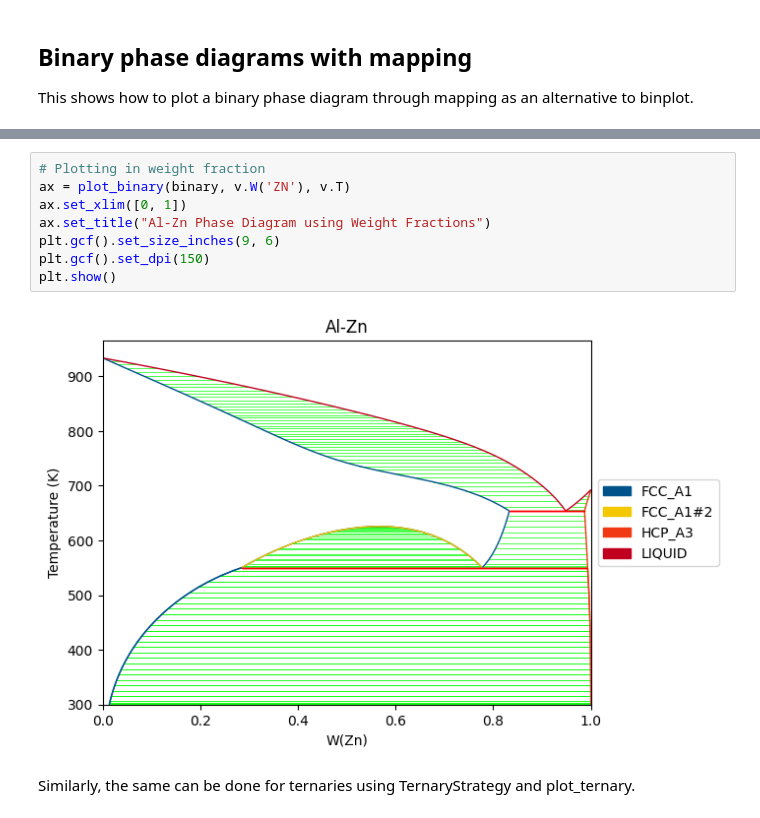
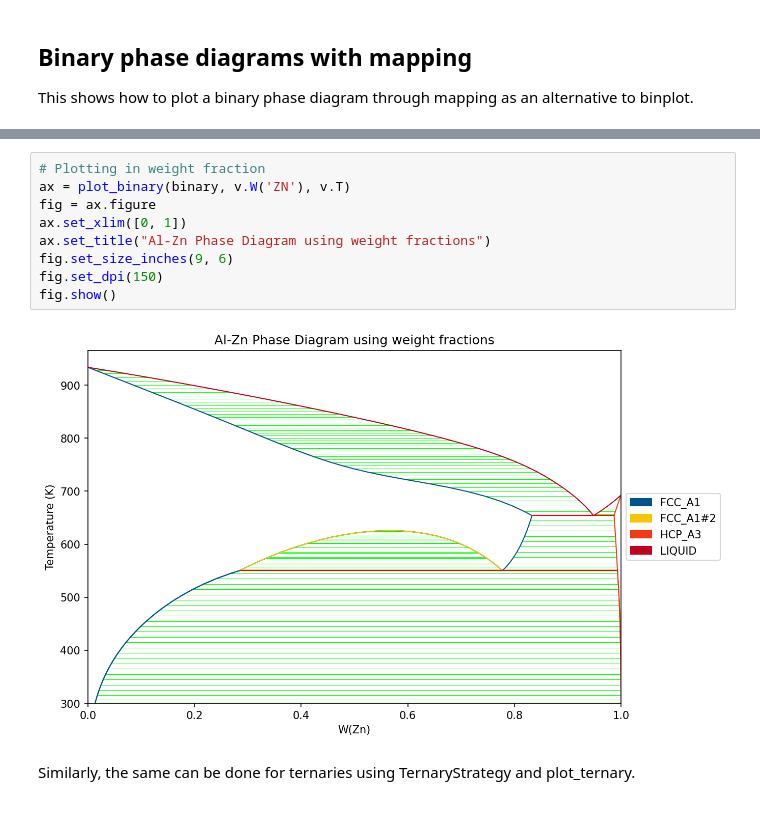
Before and after one commit to pycalphad/pycalphad, a Jupyter notebook: examples/MappingExamples.ipynb, the cells around one changed output, grey strips where cells are left out. Cells and saved outputs as stored; diff of their text form.

```diff
--- a/examples/MappingExamples.ipynb
+++ b/examples/MappingExamples.ipynb
@@ -30,13 +31,14 @@ plt.show()
 # %%
 # Plotting in weight fraction
 ax = plot_binary(binary, v.W('ZN'), v.T)
+fig = ax.figure
 ax.set_xlim([0, 1])
-ax.set_title("Al-Zn Phase Diagram using Weight Fractions")
-plt.gcf().set_size_inches(9, 6)
-plt.gcf().set_dpi(150)
-plt.show()
+ax.set_title("Al-Zn Phase Diagram using weight fractions")
+fig.set_size_inches(9, 6)
+fig.set_dpi(150)
+fig.show()
 # %% [output]
-[figure, old version]
+[figure, new version]
 # %% [markdown]
 Similarly, the same can be done for ternaries using TernaryStrategy and plot_ternary.
 # %% [markdown]
```
Also changed, not shown: parts of 6 cells of this notebook, 10 other files.
